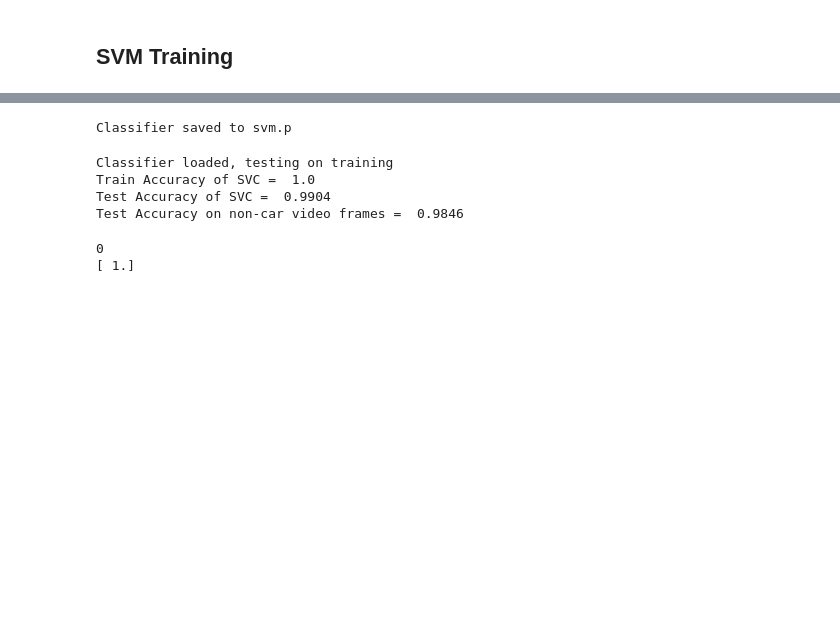
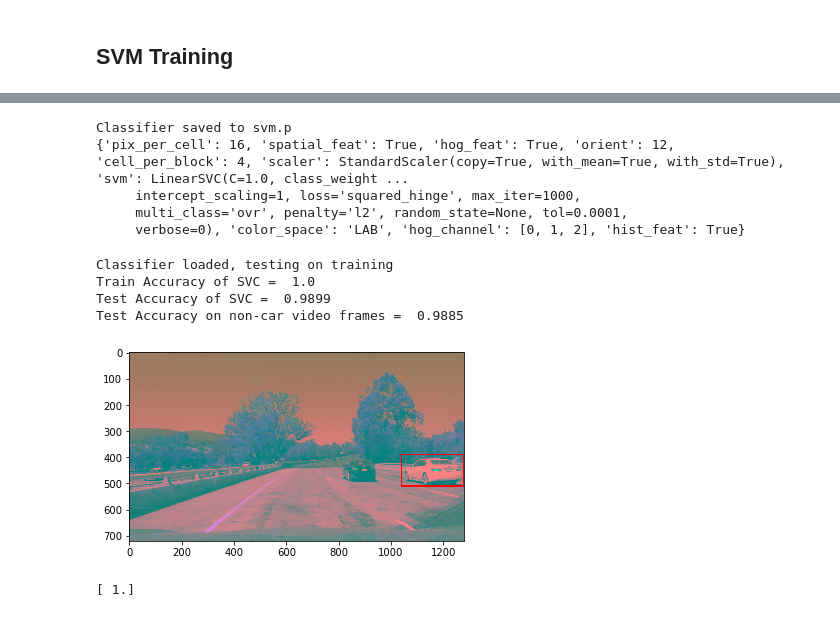
Before and after one commit to drganjoo/CarND-Vehicle-Detection, a Jupyter notebook: VehicleDetection.ipynb, the cells around one changed output, grey strips where cells are left out. Saved outputs shown, nothing was run; the diff lists cells and outputs as text; code cells hidden in the pictures; blank space fills up the shorter version.

```diff
--- a/VehicleDetection.ipynb
+++ b/VehicleDetection.ipynb
@@ -269,33 +357,19 @@ from lesson_functions import *
 %reload_ext autoreload
 %autoreload 2
 
-orient = 12
-pix_per_cell = 16
-cell_per_block = 4
-spatial_feat = True # Spatial features on or off
-hist_feat = True # Histogram features on or off
-hog_feat = True # HOG features on or off
-laplacian_feat = True
-color_space='LAB'
-
-# pipeline = FeaturePipeLine()
-# pipeline.add(SpatialFeature())
-# pipeline.add(HogFeature())
-# pipeline.add(HistogramFeature())
-
-# pipeline.process(cars)
-
 print('Extracting car features')
 car_features = extract_features(cars, color_space=color_space, orient=orient, pix_per_cell=pix_per_cell,
-                               cell_per_block=cell_per_block, hog_channel=0,
+                               cell_per_block=cell_per_block, hog_channel=hog_channel,
                                spatial_feat = spatial_feat,
+                               spatial_size = spatial_size,
                                hist_feat = hist_feat,
                                hog_feat = hog_feat)
 
 print('Extracting notcar features')
 notcar_features = extract_features(notcars, color_space=color_space, orient=orient, pix_per_cell=pix_per_cell,
-                               cell_per_block=cell_per_block, hog_channel=0,
+                               cell_per_block=cell_per_block, hog_channel=hog_channel,
                                spatial_feat = spatial_feat,
+                               spatial_size = spatial_size,
                                hist_feat = hist_feat,
                                hog_feat = hog_feat)
 
@@ -316,7 +390,6 @@ X_train_scaler = StandardScaler().fit(X_train)
 X_train = X_train_scaler.transform(X_train)
 X_test = X_train_scaler.transform(X_test)
 
-
 print('X_train size:', X_train.shape)
 print('y_train size:', y_train.shape)
 print('X_test size:', X_test.shape)
@@ -363,15 +436,20 @@ with open('svm.p', 'wb') as f:
             'cell_per_block' : cell_per_block,
             'spatial_feat' : spatial_feat,
             'hist_feat' : hist_feat,
+            'hog_channel' : hog_channel,
             'hog_feat' : hog_feat,
-            'laplacian_feat' : laplacian_feat,
             'color_space': color_space
            }
     pickle.dump(data, f)
 
 print('Classifier saved to svm.p')
+print(data)
 # %% [output]
 Classifier saved to svm.p
+{'pix_per_cell': 16, 'spatial_feat': True, 'hog_feat': True, 'orient': 12, 'cell_per_block': 4, 'scaler': StandardScaler(copy=True, with_mean=True, with_std=True), 'svm': LinearSVC(C=1.0, class_weight ...
+     intercept_scaling=1, loss='squared_hinge', max_iter=1000,
+     multi_class='ovr', penalty='l2', random_state=None, tol=0.0001,
+     verbose=0), 'color_space': 'LAB', 'hog_channel': [0, 1, 2], 'hist_feat': True}
 # %%
 svc = None
 # loading it and test if correctly classifies
@@ -389,7 +467,7 @@ print('Test Accuracy of SVC = ', round(svc.score(X_test, y_test), 4))
 filenames = glob.glob('./problem/*.jpeg')
 video_test = extract_features(filenames, color_space=color_space,
                                orient=orient, pix_per_cell=pix_per_cell,
-                               cell_per_block=cell_per_block, hog_channel=0,
+                               cell_per_block=cell_per_block, hog_channel=hog_channel,
                                spatial_feat = spatial_feat,
                                hist_feat = hist_feat,
                                hog_feat = hog_feat)
@@ -402,38 +480,37 @@ print('Test Accuracy on non-car video frames = ', round(svc.score(video_test_sca
 # %% [output]
 Classifier loaded, testing on training
 Train Accuracy of SVC =  1.0
-Test Accuracy of SVC =  0.9904
-Test Accuracy on non-car video frames =  0.9846
+Test Accuracy of SVC =  0.9899
+Test Accuracy on non-car video frames =  0.9885
 # %%
 from lesson_functions import *
 
 %reload_ext autoreload
 %autoreload 2
 
-img = load_image('./test_images/test1.jpg', "LAB")
+img = load_image('./test_images/test1.jpg', color_space)
 
 box = [(1040,390),(1280,510)]
-print(box[1][0] - box[1][0])
-#cv2.rectangle(img, box[0], box[1], (255,0,0), 3)
-#plt.imshow(img)
-#plt.show()
+cv2.rectangle(img, box[0], box[1], (255,0,0), 3)
+plt.imshow(img)
+plt.show()
 
 box_pixels = img[box[0][1]:box[1][1], box[0][0]:box[1][0]]
 
 #plt.imshow(box_pixels)
 #plt.show()
 
 small_img = cv2.resize(box_pixels, (64,64))
 features = extract_feature_image(small_img, orient=orient, pix_per_cell=pix_per_cell,
-                               cell_per_block=cell_per_block, hog_channel=0,
+                               cell_per_block=cell_per_block, hog_channel=hog_channel,
                                spatial_feat = spatial_feat,
                                hist_feat = hist_feat,
                                hog_feat = hog_feat)
 
 features = np.ravel(features)
 scaled_img = X_train_scaler.transform([features])
 
 print(svc.predict(scaled_img))
 # %% [output]
+[figure, added]
-0
 [ 1.]
```
Also changed, not shown: parts of 16 cells of this notebook, 3 other files.
